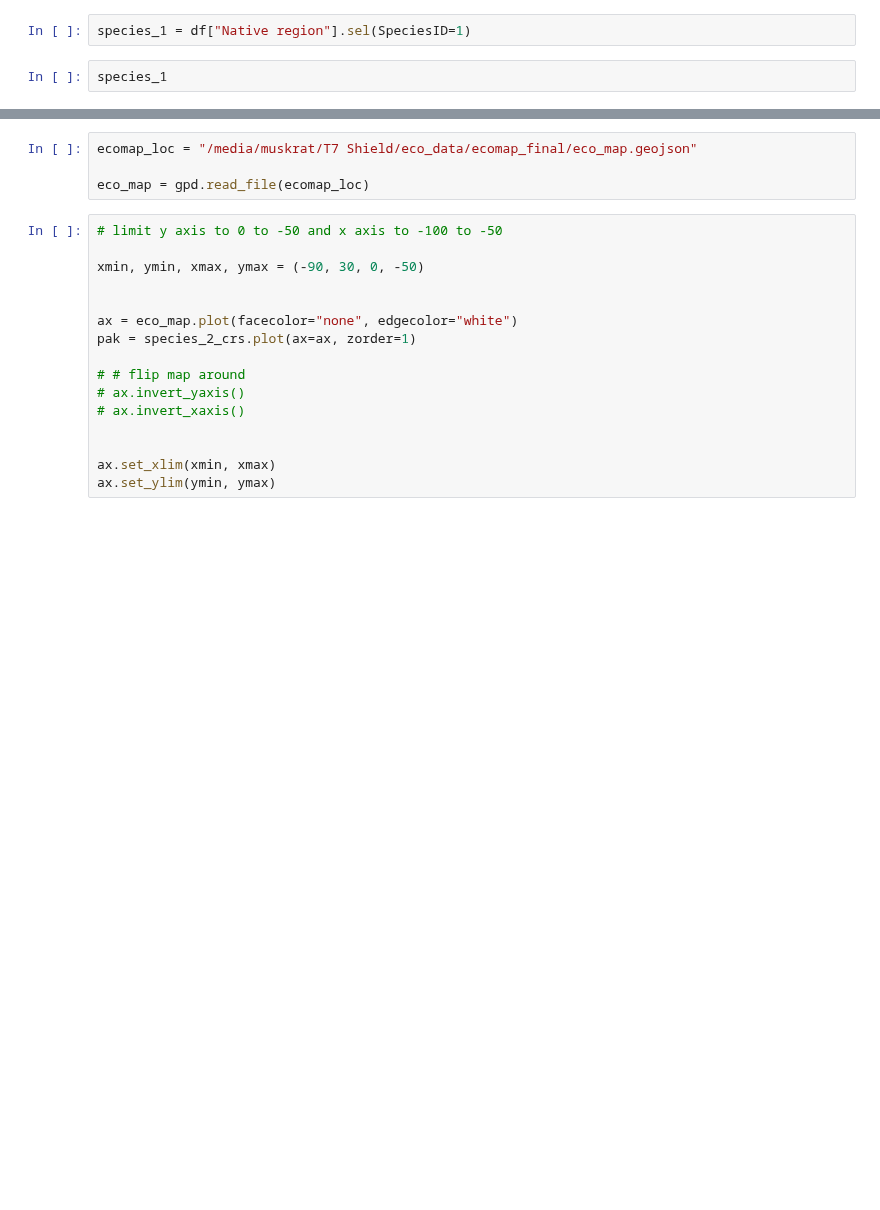
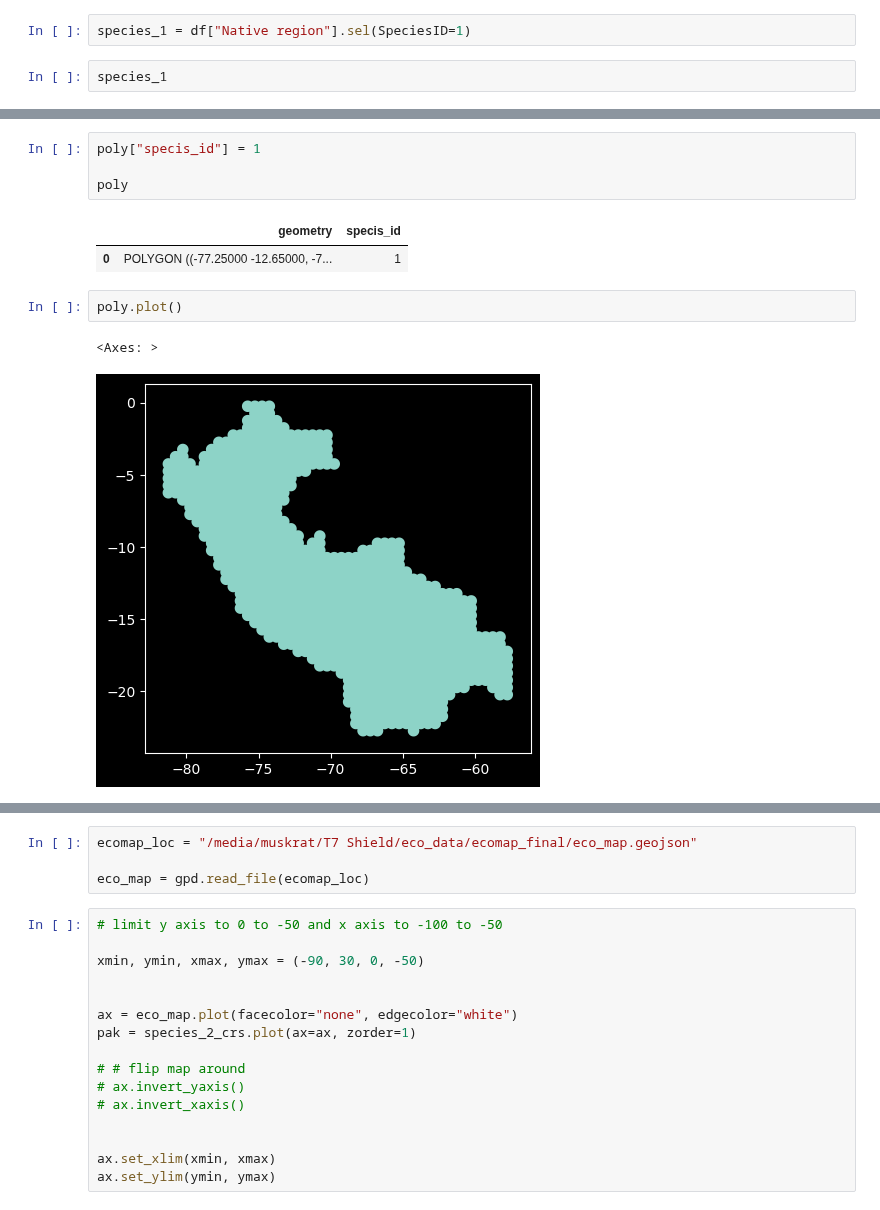
Before and after one commit to sl354207/eco_python, a Jupyter notebook: native/jann_test.ipynb, the cells around one changed output, grey strips where cells are left out. Cells and saved outputs as stored; diff of their text form; blank space fills up the shorter version.

```diff
--- a/native/jann_test.ipynb
+++ b/native/jann_test.ipynb
@@ -33,0 +129,12 @@ species_1_crs.rio.crs
+# %%
+poly["specis_id"] = 1
+
+poly
+# %% [output]
+|  | geometry | specis_id |
+| 0 | POLYGON ((-77.25000 -12.65000, -7... | 1 |
+# %%
+poly.plot()
+# %% [output]
+<Axes: >
+[figure, added]
```
Also changed, not shown: parts of 33 cells of this notebook, 5 other files.
